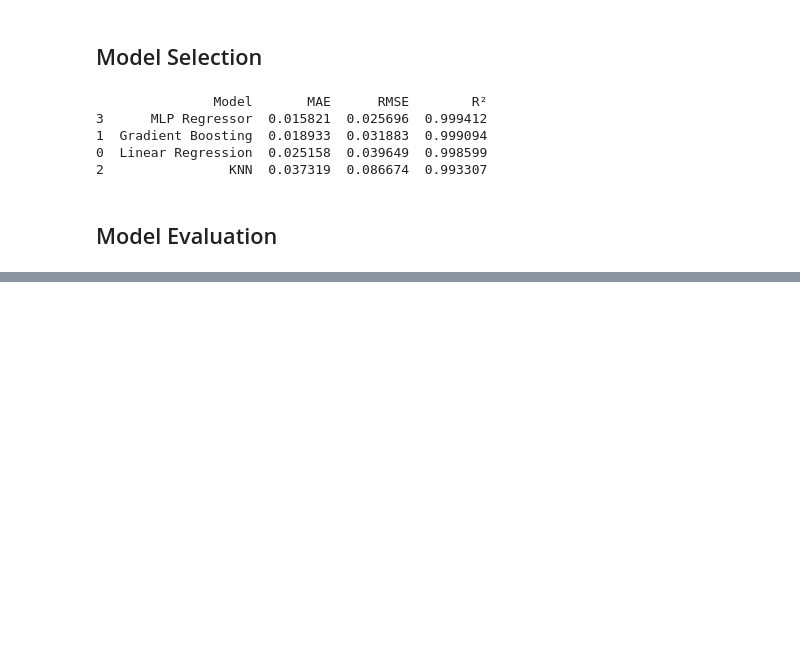
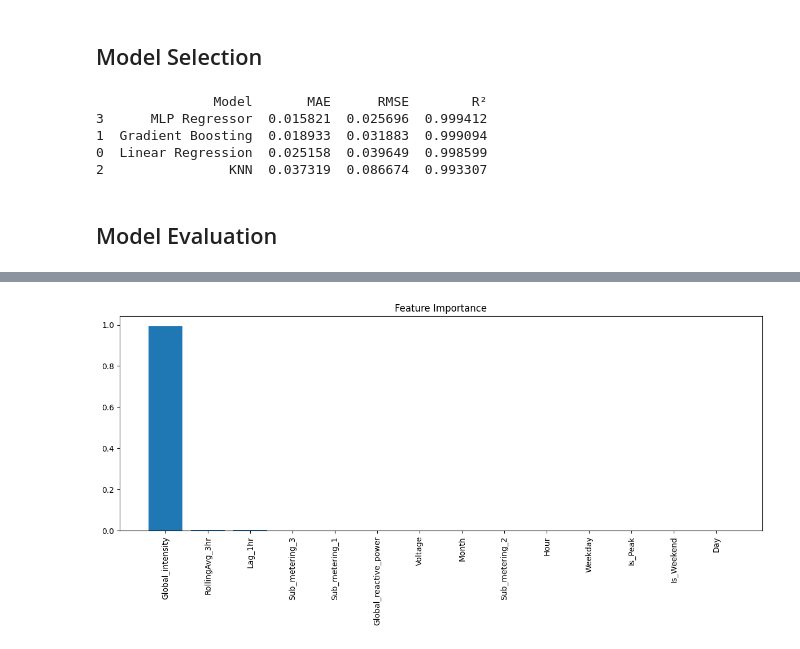
Before and after one commit to gowtham-dd/Project_3-HousePrediction, a Jupyter notebook: proj3.ipynb, the cells around one changed output, grey strips where cells are left out. Drawn from its saved outputs; the diff is of its cells as text; code cells hidden in the pictures; blank space fills up the shorter version.

```diff
--- a/proj3.ipynb
+++ b/proj3.ipynb
@@ -265,0 +281,14 @@ plt.show()
+# %%
+importances = best_model.feature_importances_
+features = X.columns
+
+# Sort and plot
+sorted_indices = np.argsort(importances)[::-1]
+plt.figure(figsize=(12, 6))
+plt.bar(range(len(importances)), importances[sorted_indices], align='center')
+plt.xticks(range(len(importances)), features[sorted_indices], rotation=90)
+plt.title("Feature Importance")
+plt.tight_layout()
+plt.show()
+# %% [output]
+[figure, added]
```
Also changed, not shown: parts of 4 cells of this notebook.
